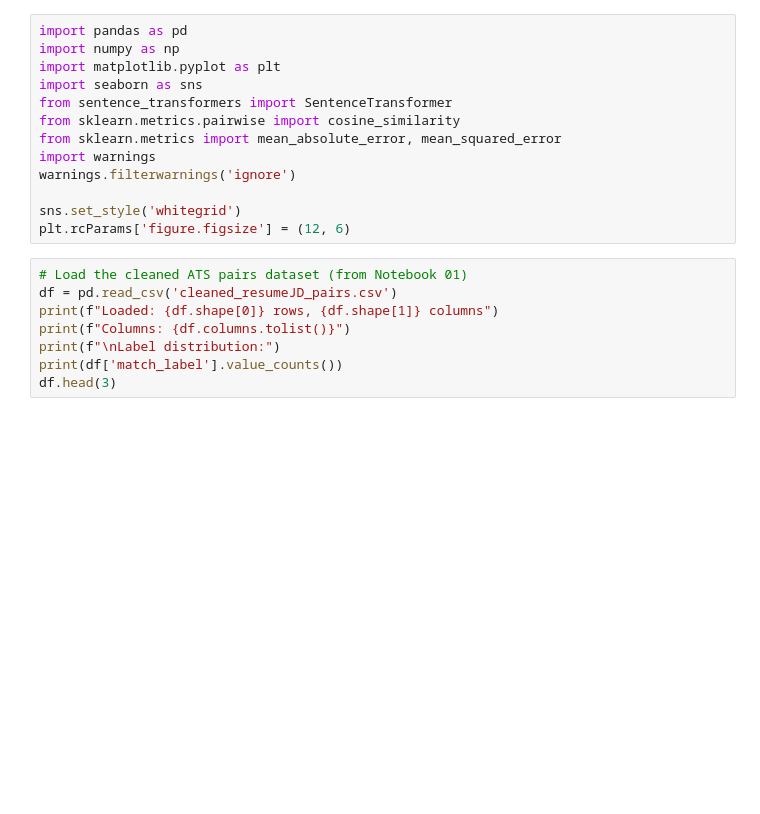
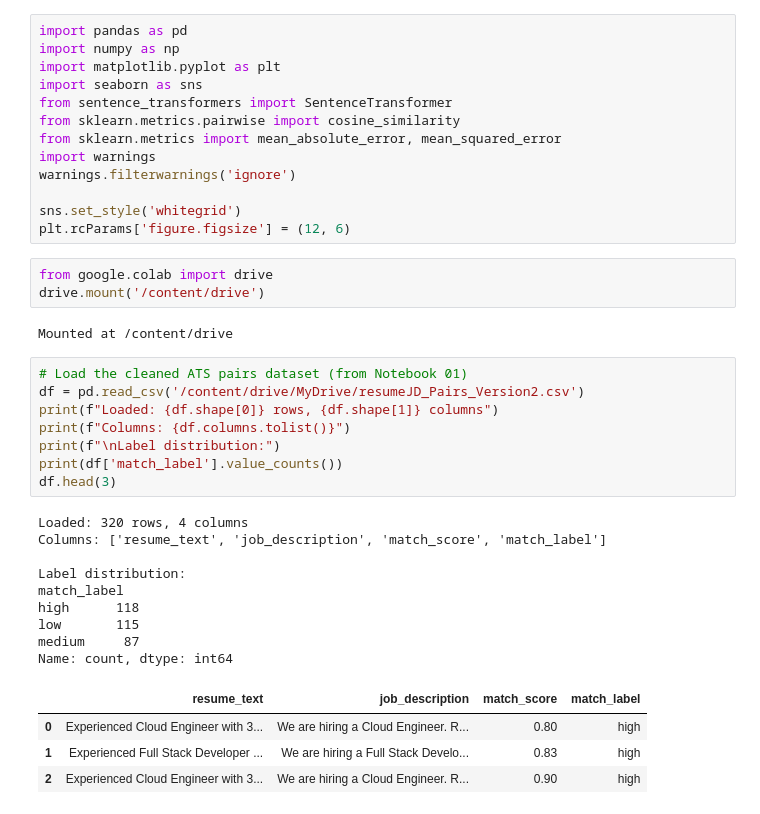
Before and after one commit to vikkikumar1/ResumeIQ_AI, a Jupyter notebook: jupyter_notebook/2.BERT_EMBEDDINGS.ipynb, the cells around one changed output. Drawn from its saved outputs; the diff is of its cells as text; blank space fills up the shorter version.

```diff
--- a/jupyter_notebook/2.BERT_EMBEDDINGS.ipynb
+++ b/jupyter_notebook/2.BERT_EMBEDDINGS.ipynb
@@ -11,14 +13,33 @@ warnings.filterwarnings('ignore')
 
 sns.set_style('whitegrid')
 plt.rcParams['figure.figsize'] = (12, 6)
+# %%
+from google.colab import drive
+drive.mount('/content/drive')
+# %% [output]
+Mounted at /content/drive
 # %%
 # Load the cleaned ATS pairs dataset (from Notebook 01)
-df = pd.read_csv('cleaned_resumeJD_pairs.csv')
+df = pd.read_csv('/content/drive/MyDrive/resumeJD_Pairs_Version2.csv')
 print(f"Loaded: {df.shape[0]} rows, {df.shape[1]} columns")
 print(f"Columns: {df.columns.tolist()}")
 print(f"\nLabel distribution:")
 print(df['match_label'].value_counts())
 df.head(3)
+# %% [output]
+Loaded: 320 rows, 4 columns
+Columns: ['resume_text', 'job_description', 'match_score', 'match_label']
+
+Label distribution:
+match_label
+high      118
+low       115
+medium     87
+Name: count, dtype: int64
+|  | resume_text | job_description | match_score | match_label |
+| 0 | Experienced Cloud Engineer with 3... | We are hiring a Cloud Engineer. R... | 0.80 | high |
+| 1 | Experienced Full Stack Developer ... | We are hiring a Full Stack Develo... | 0.83 | high |
+| 2 | Experienced Cloud Engineer with 3... | We are hiring a Cloud Engineer. R... | 0.90 | high |
 # %%
 #01: loading the bert model
 print("Loading BERT model...")
```
Also changed, not shown: parts of 11 cells of this notebook.
